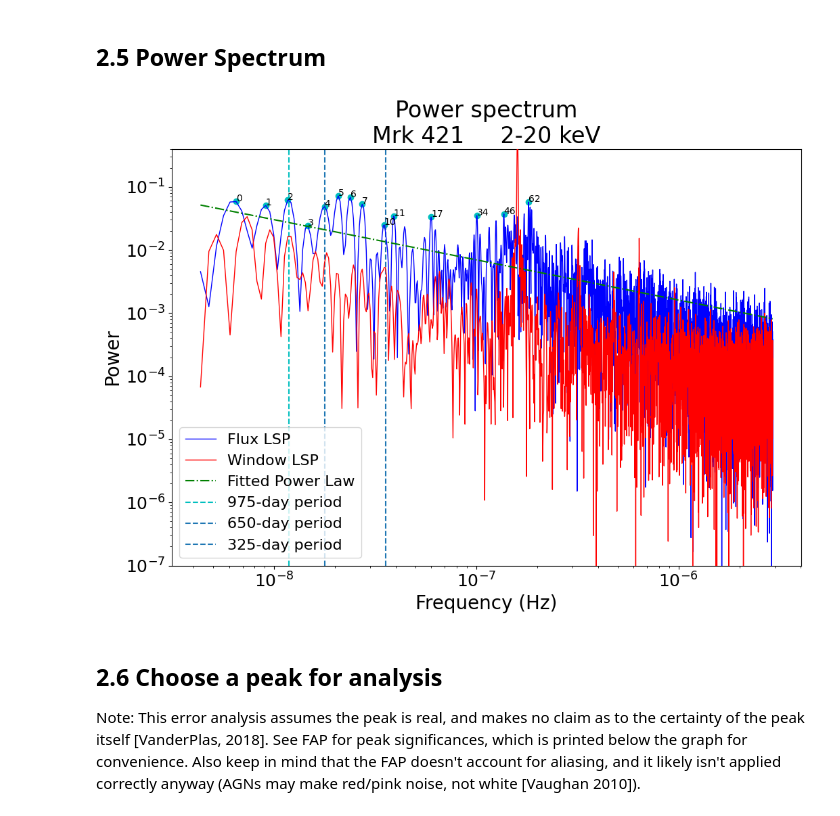
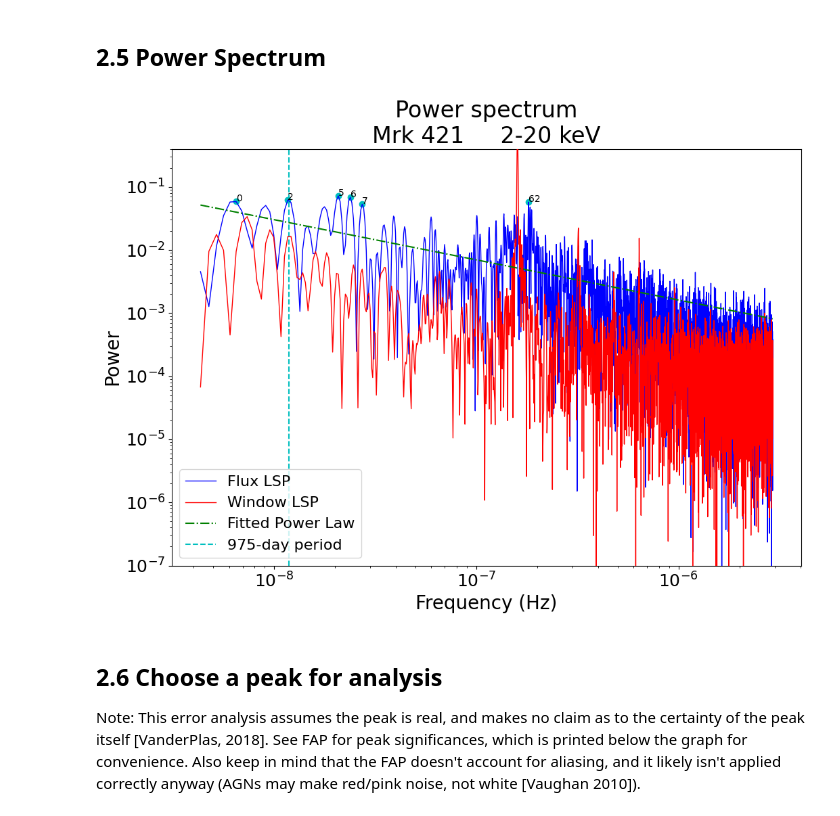
Before and after one commit to Beauremontt/AGN-Flux-Timing-Analysis, a Jupyter notebook: AGNFluxTimingAnalysis.ipynb, the cells around one changed output. Cells and saved outputs as stored; diff of their text form; code cells hidden in the pictures.

Commit message:
Fixed mistake in LSP plot: re-enabled automatic peak annotations

```diff
--- a/AGNFluxTimingAnalysis.ipynb
+++ b/AGNFluxTimingAnalysis.ipynb
@@ -423,53 +423,54 @@ if day_bar != 0 and day_bar != None:
 
 
 # plot notable peaks
-#if top_peaks > 0:
-#  high_peaks = sorted_peaks[:top_peaks]  # picks out indices of a number of higheast peaks
-#  idx_high = peaks[high_peaks]  # peaks indices to LSP indices
+if top_peaks > 0:
+  high_peaks = sorted_peaks[:top_peaks]  # picks out indices of a number of higheast peaks
+  idx_high = peaks[high_peaks]  # peaks indices to LSP indices
+  plt.scatter(lsp_xs[idx_high], power[idx_high], color='c')  # places dots on graph
+  for i in range(len(idx_high)):  # label dots with peaks index
+    plt.text(lsp_xs[idx_high[i]], power[idx_high[i]], str(high_peaks[i]))
+
+## manually choose plotted peaks and day-bars
+#chosen_peaks = [5, 6, 2, 0, 62, 7, 1, 4, 46, 11, 17, 10, 3, 34]
+#if len(chosen_peaks) > 0:
+#  idx_high = peaks[chosen_peaks]
 #  plt.scatter(lsp_xs[idx_high], power[idx_high], color='c')  # places dots on graph
 #  for i in range(len(idx_high)):  # label dots with peaks index
-#    plt.text(lsp_xs[idx_high[i]], power[idx_high[i]], str(high_peaks[i]))
+#    plt.text(lsp_xs[idx_high[i]], power[idx_high[i]], str(chosen_peaks[i]))
+#plt.axvline(x=1/(650*86400), linestyle='dashed', label=f'{650}-day period', zorder=1)
+#plt.axvline(x=1/(325*86400), linestyle='dashed', label=f'{325}-day period', zorder=1)
 
-# manually choose plotted peaks
-chosen_peaks = [5, 6, 2, 0, 62, 7, 1, 4, 46, 11, 17, 10, 3, 34]
-if len(chosen_peaks) > 0:
-  idx_high = peaks[chosen_peaks]
-  plt.scatter(lsp_xs[idx_high], power[idx_high], color='c')  # places dots on graph
-  for i in range(len(idx_high)):  # label dots with peaks index
-    plt.text(lsp_xs[idx_high[i]], power[idx_high[i]], str(chosen_peaks[i]))
-plt.axvline(x=1/(650*86400), linestyle='dashed', label=f'{650}-day period', zorder=1)
-plt.axvline(x=1/(325*86400), linestyle='dashed', label=f'{325}-day period', zorder=1)
 # plot labels
 plt.title(f'Power spectrum\n{flux_source}     {band_label}', fontsize=24)
 plt.xlabel(lsp_xaxis, fontsize=20)
 plt.ylabel('Power', fontsize=20)
 plt.tick_params(labelsize=18)
 plt.legend(fontsize=16)
 
 # scaling of plot
 plt.xscale('log')
 plt.yscale(lsp_yscale)
 
 # limits of plot
 if default_ylim == True:
   lsp_ylim = (min(power), 1.1*max(power))
   if lsp_yscale == 'log':
     lsp_ylim = (0.9*min(power), 1.5*max(power))
 if lsp_ylim != None: plt.ylim(lsp_ylim)
 
 if lsp_xlim != None: plt.xlim(lsp_xlim)
 
 
 # save figure to file
 if lsp_xaxis == 'Frequency (Hz)':
   suffix = f" LSP (frequencies, {lsp_yscale})"
 else:
   suffix = f" LSP (periods, {lsp_yscale})"
 if save_plots == True: save_plot(suffix)
 
 plt.show()
 # %% [output]
-[figure, old version]
+[figure, new version]
 # %% [markdown]
 ## 2.6 Choose a peak for analysis
 Note: This error analysis assumes the peak is real, and makes no claim as to the certainty of the peak itself [VanderPlas, 2018]. See FAP for peak significances, which is printed below the graph for convenience. Also keep in mind that the FAP doesn't account for aliasing, and it likely isn't applied correctly anyway (AGNs may make red/pink noise, not white [Vaughan 2010]).
```
